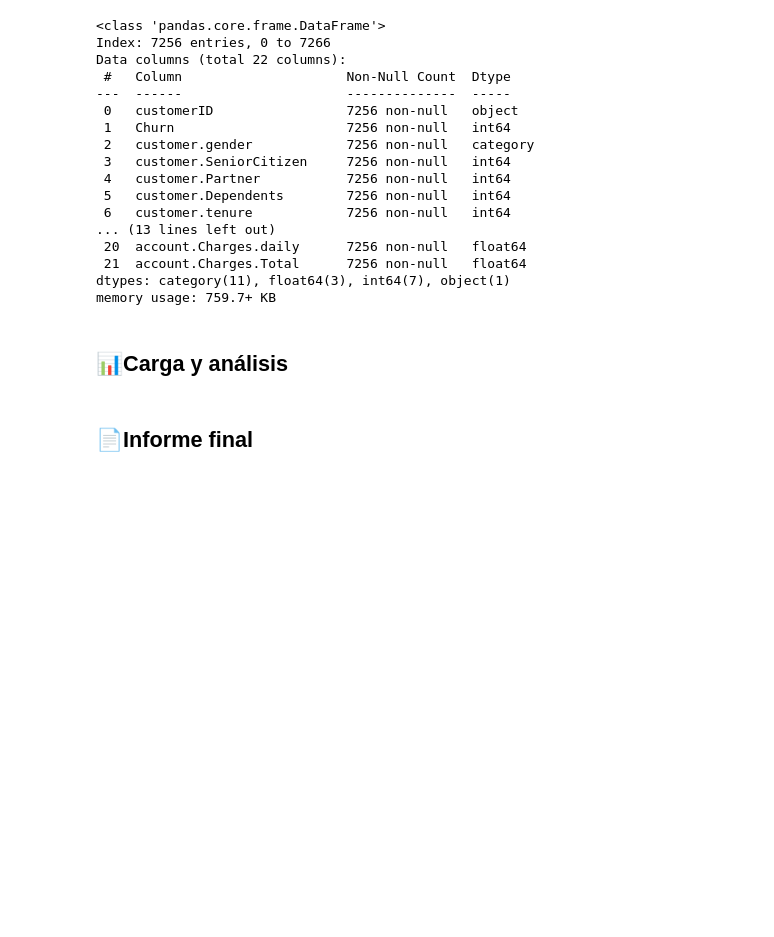
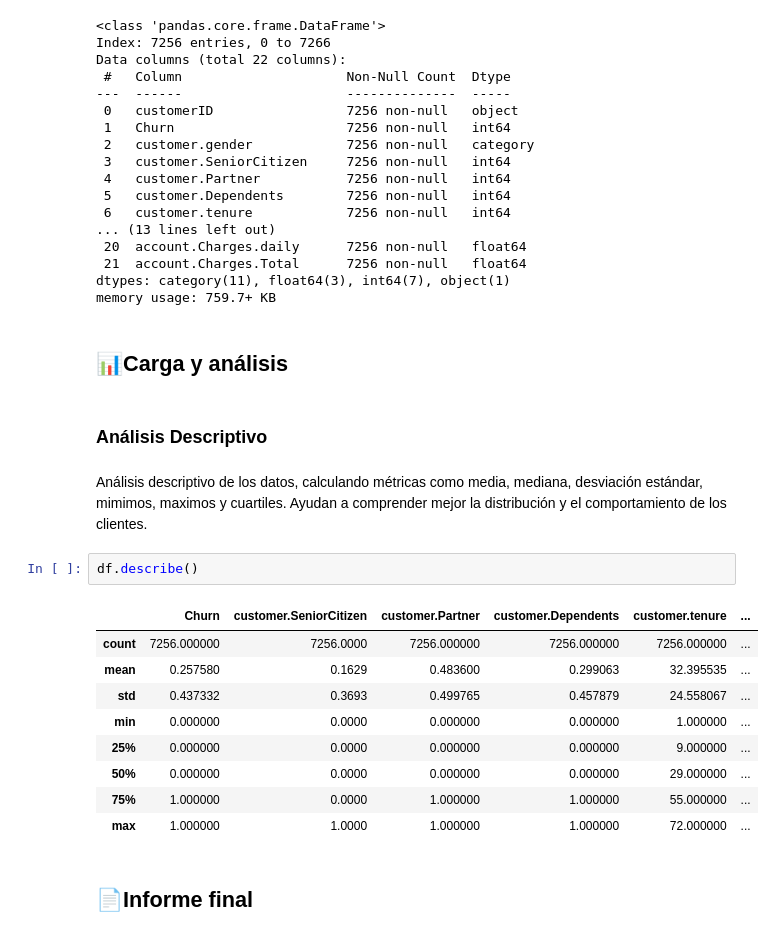
Before and after one commit to OctavioPinoRosas/ChallengeTelecomX, a Jupyter notebook: TelecomX_LATAM.ipynb, the cells around one changed output. Saved outputs shown, nothing was run; the diff lists cells and outputs as text; blank space fills up the shorter version.

```diff
--- a/TelecomX_LATAM.ipynb
+++ b/TelecomX_LATAM.ipynb
@@ -234,5 +234,21 @@ dtypes: category(11), float64(3), int64(7), object(1)
 memory usage: 759.7+ KB
 # %% [markdown]
 ## **📊Carga y análisis**
+# %% [markdown]
+### **Análisis Descriptivo**
+# %% [markdown]
+ Análisis descriptivo de los datos, calculando métricas como media, mediana, desviación estándar, mimimos, maximos y cuartiles. Ayudan a comprender mejor la distribución y el comportamiento de los clientes.
+# %%
+df.describe()
+# %% [output]
+|  | Churn | customer.SeniorCitizen | customer.Partner | customer.Dependents | customer.tenure | ... |
+| count | 7256.000000 | 7256.0000 | 7256.000000 | 7256.000000 | 7256.000000 | ... |
+| mean | 0.257580 | 0.1629 | 0.483600 | 0.299063 | 32.395535 | ... |
+| std | 0.437332 | 0.3693 | 0.499765 | 0.457879 | 24.558067 | ... |
+| min | 0.000000 | 0.0000 | 0.000000 | 0.000000 | 1.000000 | ... |
+| 25% | 0.000000 | 0.0000 | 0.000000 | 0.000000 | 9.000000 | ... |
+| 50% | 0.000000 | 0.0000 | 0.000000 | 0.000000 | 29.000000 | ... |
+| 75% | 1.000000 | 0.0000 | 1.000000 | 1.000000 | 55.000000 | ... |
+| max | 1.000000 | 1.0000 | 1.000000 | 1.000000 | 72.000000 | ... |
 # %% [markdown]
 ## **📄Informe final**
```
